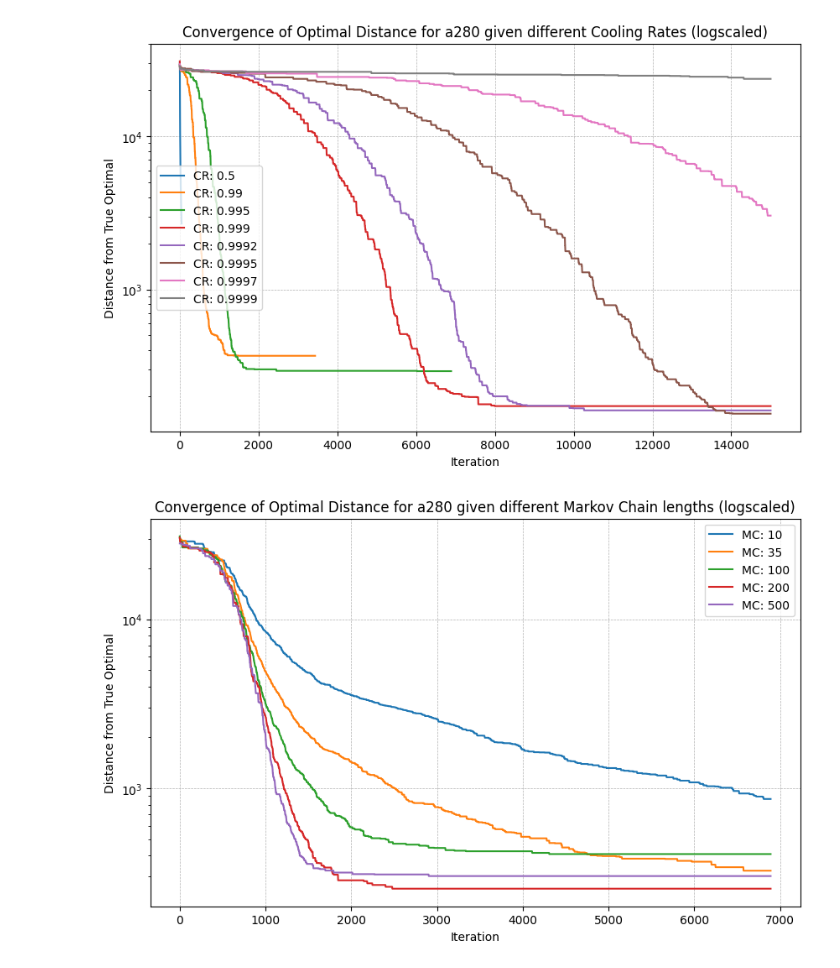
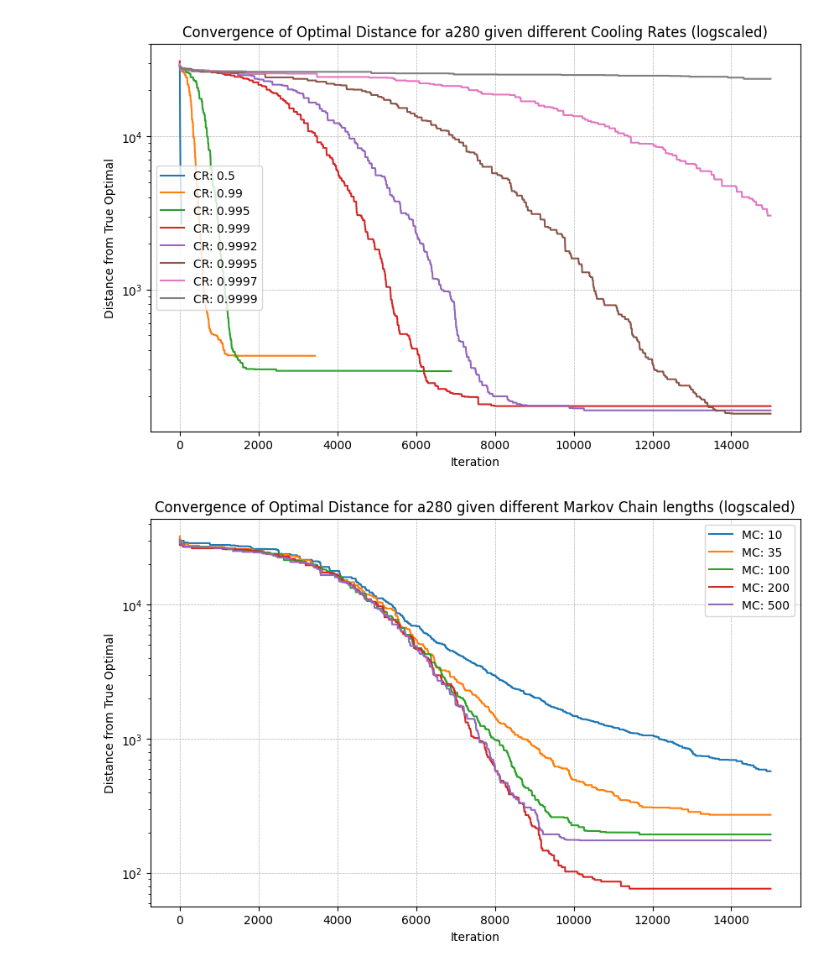
Before and after one commit to 3mmdrew/stochastic_assignment_3, a Jupyter notebook: Assignment 3.ipynb, the cells around one changed output. Drawn from its saved outputs; the diff is of its cells as text; code cells hidden in the pictures.

Commit message:
MC with higher cooling rate

```diff
--- a/Assignment 3.ipynb
+++ b/Assignment 3.ipynb
@@ -225,25 +225,25 @@ plt.show()
 # %%
 # Exploring the affects of different cooling rates
 mc_length =  [10, 35, 100, 200, 500]
 
 plt.figure(figsize=(10, 6))
 
 for mc in mc_length:
     # Read the file, calculate the data of the problem (nodes coordinates and distance matrix)
     solver = TravelingSalesmanSolver(a280,a280_opt) #testing on a280 (medium) problem
 
-    opt_tour, opt_distance = solver.simulated_annealing(mc_length=mc,max_iterations=15000)
+    opt_tour, opt_distance = solver.simulated_annealing(mc_length=mc,cooling_rate=0.9993,max_iterations=15000)
     plot_ROC(solver.get_iters(),solver.opt_distance(),f'MC: {mc}')
 
     #Graph convergence solution
     solver.show_results()
 
 plt.yscale('log')
 plt.xlabel('Iteration')
 plt.ylabel('Distance from True Optimal')
 plt.title('Convergence of Optimal Distance for a280 given different Markov Chain lengths (logscaled)')
 plt.legend()
 plt.grid(True, linestyle='--', linewidth=0.5)
 plt.show()
 # %% [output]
-[figure, old version]
+[figure, new version]
```
